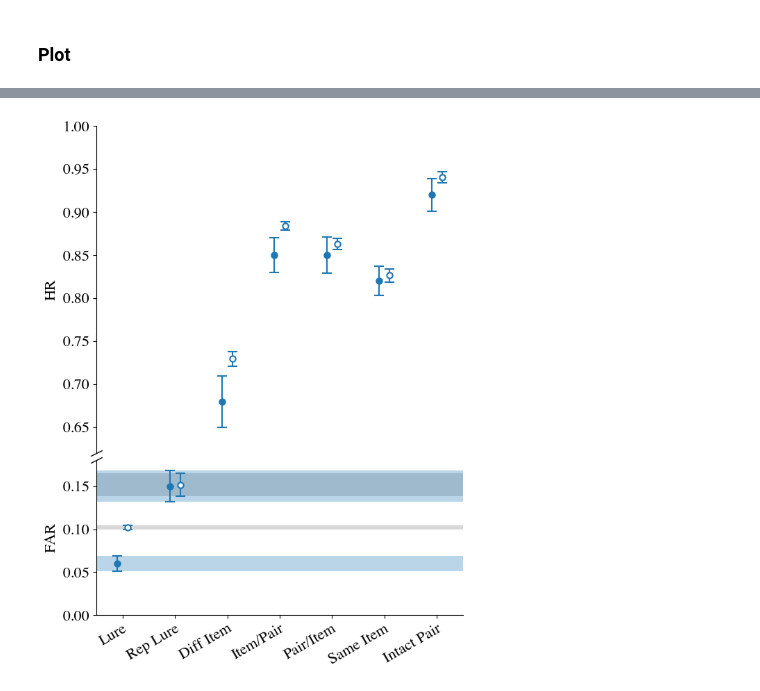
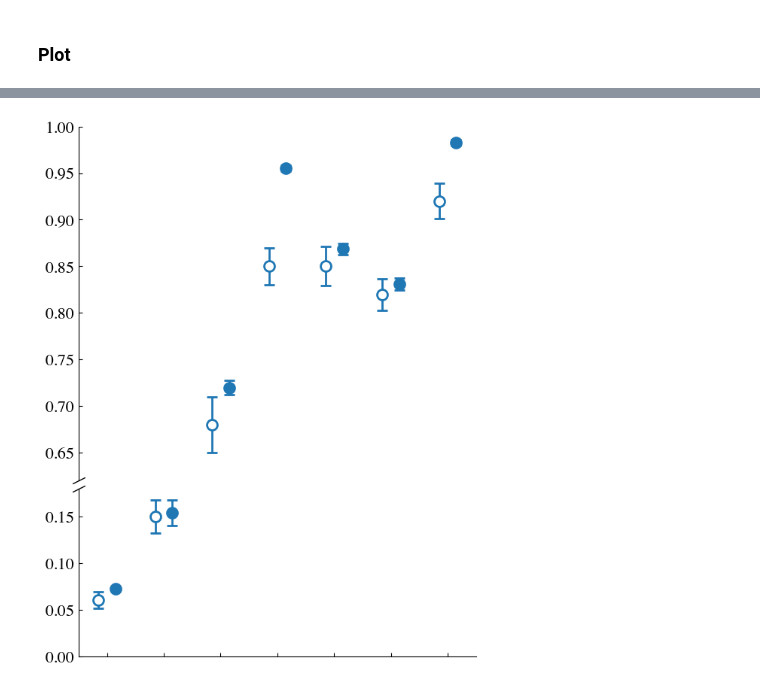
Before and after one commit to pennmem/CMR-IA, a Jupyter notebook: Analysis/simuS2_recog_recog/simuS2_main.ipynb, the cells around one changed output, grey strips where cells are left out. Drawn from its saved outputs; the diff is of its cells as text; code cells hidden in the pictures.

```diff
--- a/Analysis/simuS2_recog_recog/simuS2_main.ipynb
+++ b/Analysis/simuS2_recog_recog/simuS2_main.ipynb
@@ -21,7 +21,7 @@ plt.rcParams["mathtext.rm"] = "Times"
 # plt.rcParams["font.family"] = "Times New Roman"
 plt.rcParams["font.size"] = 16
 SAVERES = True
-SAVEFIG = False
+SAVEFIG = True
 # %% [markdown]
 ## Load Stimuli and Semantic Matrix
 # %%
@@ -74,7 +74,7 @@ params.update(learn_while_retrieving=True, use_new_context=True, use_flexible_th
 
 # pso results
 _, _, what_to_fit = make_boundary(sim_name="S2")
-optim_params = np.loadtxt("simuS2_data/S2_250602_200-100.txt")
+optim_params = np.loadtxt("simuS2_data/S2_250608_500-200.txt")
 for pname, pvalue in zip(what_to_fit, optim_params):
     params[pname] = pvalue
 params
@@ -573,3 +310,14 @@ L = ax2.legend(*ax.get_legend_handles_labels(), loc="center", ncol=2, fontsize=2
+# %%
+plot_params = {
+    "color": "C0",
+    "fmt": "o",
+    "markersize": 10,
+    "markeredgewidth": 2,
+    "elinewidth": 2,
+    "capsize": 5,
+    "capthick": 2,
+}
+width = 0.15
 # %%
 # Test 1
 y1_low, y1_high = 0.62, 1
@@ -678,29 +421,19 @@ fig.subplots_adjust(left=0.1, right=0.98, bottom=0.1, top=0.98)
 
 base_xs = np.arange(2, 7)
 base_xs_far = np.arange(2)
-width = 0.1
 
 # HR
-plot_params = {
-    "color": "C0",
-    "fmt": "o",
-    "markersize": 6,
-    "markeredgewidth": 1.5,
-    "elinewidth": 1.5,
-    "capsize": 5,
-    "capthick": 1.5,
-}
 ax1.errorbar(
     x=base_xs - width,
     y=ground_truth[:5, 1],
     yerr=ground_truth_se[:5, 1],
+    markerfacecolor="white",
     **plot_params,
 )
 ax1.errorbar(
     x=base_xs + width,
     y=stats_mean[:5, 1],
     yerr=stats_se[:5, 1],
-    markerfacecolor="white",
     **plot_params,
 )
 
@@ -709,59 +442,64 @@ ax2.errorbar(
     x=base_xs_far - width,
     y=ground_truth[7:4:-1, 1],
     yerr=ground_truth_se[7:4:-1, 1],
+    markerfacecolor="white",
     **plot_params,
 )
 ax2.errorbar(
     x=base_xs_far + width,
     y=stats_mean[7:4:-1, 1],
     yerr=stats_se[7:4:-1, 1],
-    markerfacecolor="white",
     **plot_params,
 )
 
 # ax2.axhspan(stats_mean[5, 0] + stats_se[5, 0], stats_mean[5, 0] - stats_se[5, 0], fc="none", ec="C0", ls="-", alpha=0.3)
 # ax2.axhspan(stats_mean[6, 0] + stats_se[6, 0], stats_mean[6, 0] - stats_se[6, 0], fc="none", ec="C0", ls="-", alpha=0.3)
-ax2.axhspan(stats_mean[5, 1] + stats_se[5, 1], stats_mean[5, 1] - stats_se[5, 1], fc="gray", alpha=0.3)
-ax2.axhspan(stats_mean[6, 1] + stats_se[6, 1], stats_mean[6, 1] - stats_se[6, 1], fc="gray", alpha=0.3)
-ax2.axhspan(ground_truth[5, 1] + ground_truth_se[5, 1], ground_truth[5, 1] - ground_truth_se[5, 1], alpha=0.3)
-ax2.axhspan(ground_truth[6, 1] + ground_truth_se[6, 1], ground_truth[6, 1] - ground_truth_se[6, 1], alpha=0.3)
+# ax2.axhspan(stats_mean[5, 1] + stats_se[5, 1], stats_mean[5, 1] - stats_se[5, 1], fc="gray", alpha=0.3)
+# ax2.axhspan(stats_mean[6, 1] + stats_se[6, 1], stats_mean[6, 1] - stats_se[6, 1], fc="gray", alpha=0.3)
+# ax2.axhspan(ground_truth[5, 1] + ground_truth_se[5, 1], ground_truth[5, 1] - ground_truth_se[5, 1], alpha=0.3)
+# ax2.axhspan(ground_truth[6, 1] + ground_truth_se[6, 1], ground_truth[6, 1] - ground_truth_se[6, 1], alpha=0.3)
 
 ax1.set_ylim(y1_low, y1_high)
 ax2.set_ylim(y2_low, y2_high)
 ax2.set_xlim(-0.5, 6.5)
 ax1.set_yticks(np.arange(y1_low + 0.03, y1_high + 0.01, 0.05))
 ax2.set_yticks(np.arange(y2_low, y2_high + 0.01, 0.05))
 ax2.set_xticks(
     ticks=np.arange(7),
-    labels=["Lure", "Rep Lure", "Diff Item", "Item/Pair", "Pair/Item", "Same Item", "Intact Pair"],
+    labels=["NRep Lure", "Rep Lure", "Diff Item", "Item/Pair", "Pair/Item", "Same Item", "Intact Pair"],
     rotation=30,
     rotation_mode="anchor",
     va="top",
     ha="right",
 )
 ax1.set_ylabel("HR")
 ax2.set_ylabel("FAR")
 
 ax1.spines.bottom.set_visible(False)
 ax1.spines.top.set_visible(False)
 ax2.spines.top.set_visible(False)
 ax1.spines.right.set_visible(False)
 ax2.spines.right.set_visible(False)
 ax1.tick_params(axis="x", which="both", bottom=False, top=False, labelbottom=False, labeltop=False)
+ax1.tick_params(axis="y", direction="in")
+ax1.tick_params(axis="x", direction="in")
+ax2.tick_params(axis="y", direction="in")
+ax2.tick_params(axis="x", direction="in")
 ax2.minorticks_off()
 
 d = 0.5  # proportion of vertical to horizontal extent of the slanted line
 kwargs = dict(marker=[(-1, -d), (1, d)], markersize=12, linestyle="none", color="k", mec="k", mew=1, clip_on=False)
 ax1.plot(0, 0, transform=ax1.transAxes, **kwargs)
 ax2.plot(0, 1, transform=ax2.transAxes, **kwargs)
 
-# if SAVEFIG:
-#     ax.set(xlabel=None, ylabel=None)
-#     plt.tick_params(labelbottom=False)
-#     plt.savefig("simuS1_fig/simuS1_all.pdf")
+if SAVEFIG:
+    ax1.set(xlabel=None, ylabel=None)
+    ax2.set(xlabel=None, ylabel=None)
+    plt.tick_params(labelbottom=False)
+    plt.savefig("simuS2_fig/simuS2_test2.pdf")
 plt.show()
 # %% [output]
-[figure, old version]
+[figure, new version]
 # %%
 # Q
 fig, ax = plt.subplots(figsize=(6, 8))
```
Also changed, not shown: parts of 20 cells of this notebook, 14 other files.
